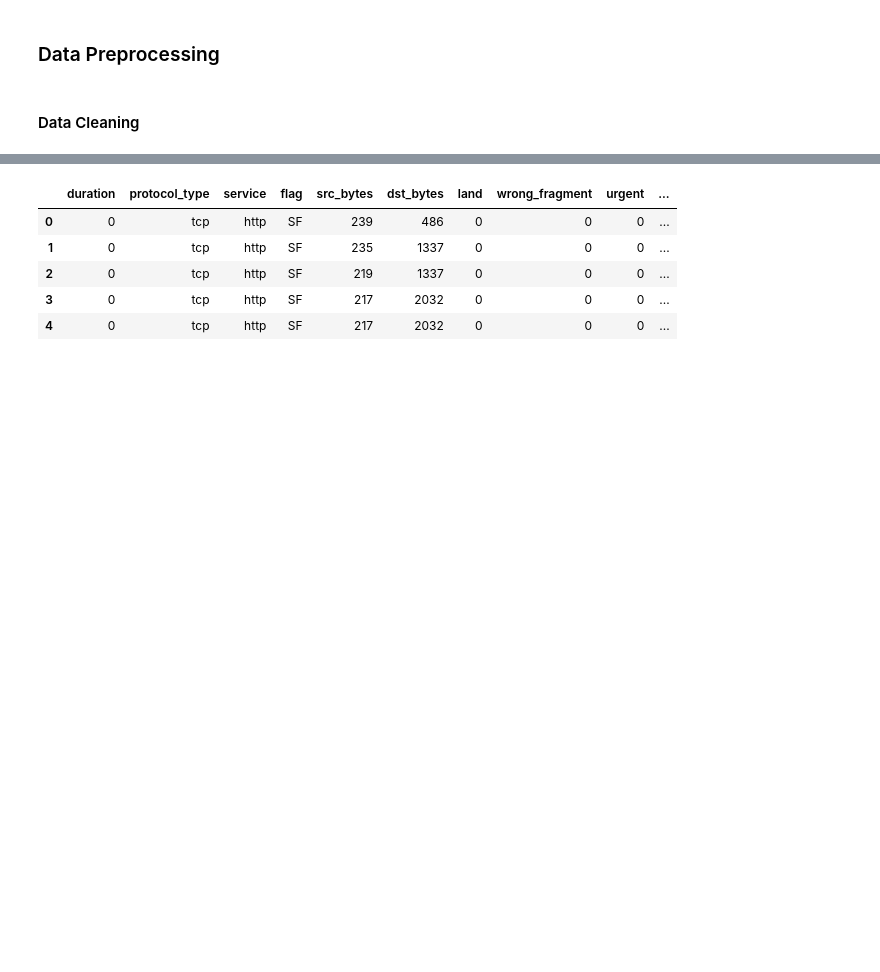
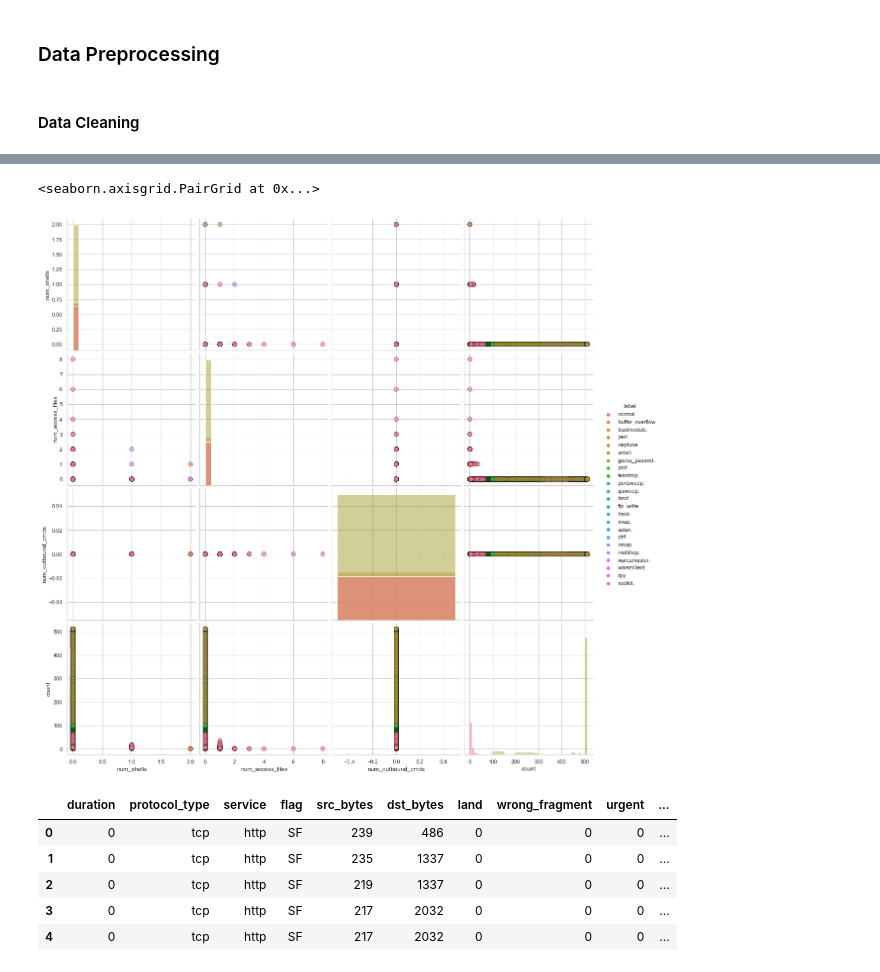
Before and after one commit to wasif22001/crosspoint-net-anomaly-detect, a Jupyter notebook: Dynamic Graph Embeddings for Real-Time Anomaly Detection in Network Traffic.ipynb, the cells around one changed output, grey strips where cells are left out. Saved outputs shown, nothing was run; the diff lists cells and outputs as text; code cells hidden in the pictures; blank space fills up the shorter version.

```diff
--- a/Dynamic Graph Embeddings for Real-Time Anomaly Detection in Network Traffic.ipynb
+++ b/Dynamic Graph Embeddings for Real-Time Anomaly Detection in Network Traffic.ipynb
@@ -66,3 +134,9 @@ df.dropna()
+# %%
+sns.pairplot(df, hue='label', height=4, diag_kind='hist', vars=['num_shells', 'num_access_files', 'num_outbound_cmds', 'count']
+             , plot_kws={'alpha':0.6, 's':80, 'edgecolor':'k'})
+# %% [output]
+<seaborn.axisgrid.PairGrid at 0x...>
+[figure, added]
 # %%
 columns_to_keep = [
     'duration',
```
Also changed, not shown: parts of 34 cells of this notebook.
